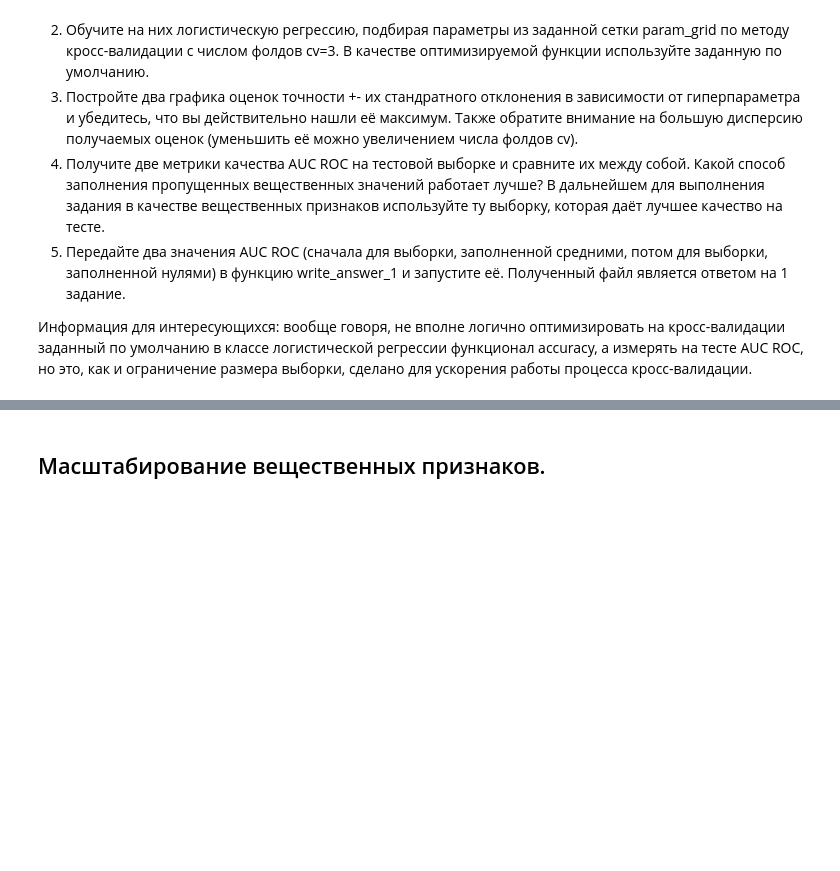
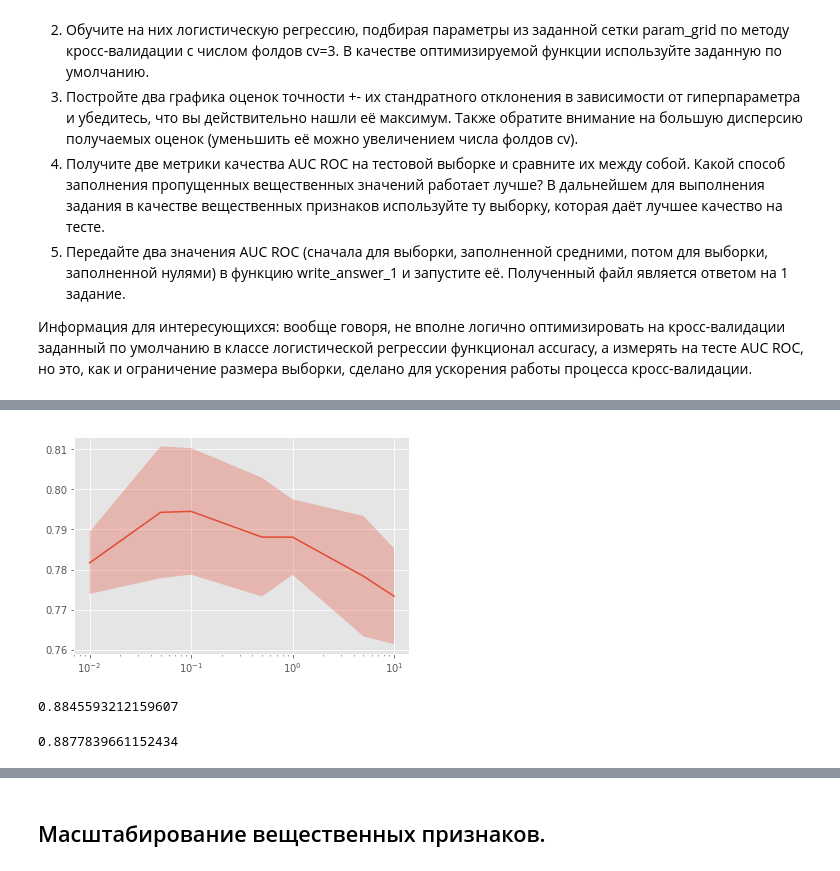
Before and after one commit to Alisa-Shabalina/yandex_ml_specialization, a Jupyter notebook: course_2/week_3/Preprocessing_LR_Coursera.ipynb, the cells around one changed output, grey strips where cells are left out. Drawn from its saved outputs; the diff is of its cells as text; code cells hidden in the pictures; blank space fills up the shorter version.

```diff
--- a/course_2/week_3/Preprocessing_LR_Coursera.ipynb
+++ b/course_2/week_3/Preprocessing_LR_Coursera.ipynb
@@ -269,0 +321,16 @@ cv = 3
+# %%
+plot_scores(clf_mean)
+# %% [output]
+[figure, added]
+# %%
+y_zeros = clf_zeros.predict_proba(X_test_zeros)[:, 1]
+roc_auc_zeros = roc_auc_score(y_test, y_zeros)
+roc_auc_zeros
+# %% [output]
+0.8845593212159607
+# %%
+y_mean = clf_mean.predict_proba(X_test_mean)[:, 1]
+roc_auc_mean = roc_auc_score(y_test, y_mean)
+roc_auc_mean
+# %% [output]
+0.8877839661152434
```
Also changed, not shown: parts of 54 cells of this notebook, 8 other files.
